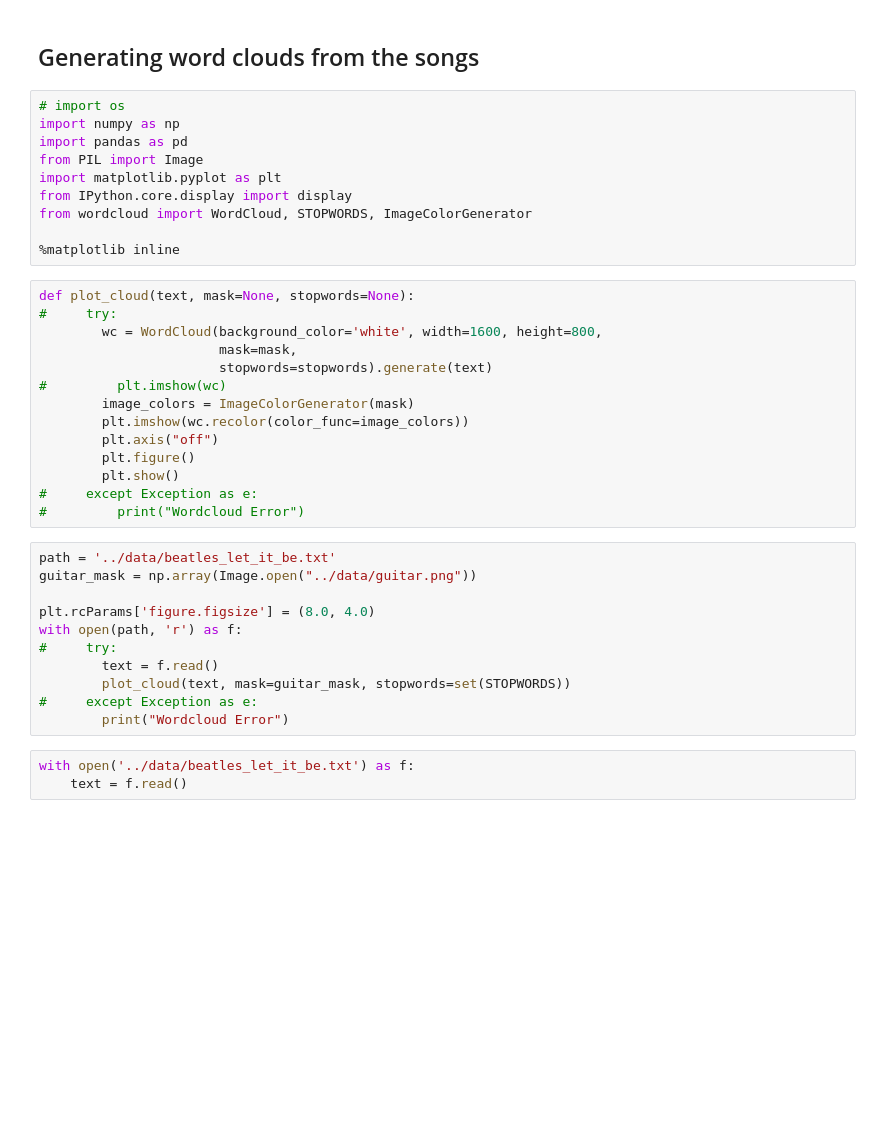
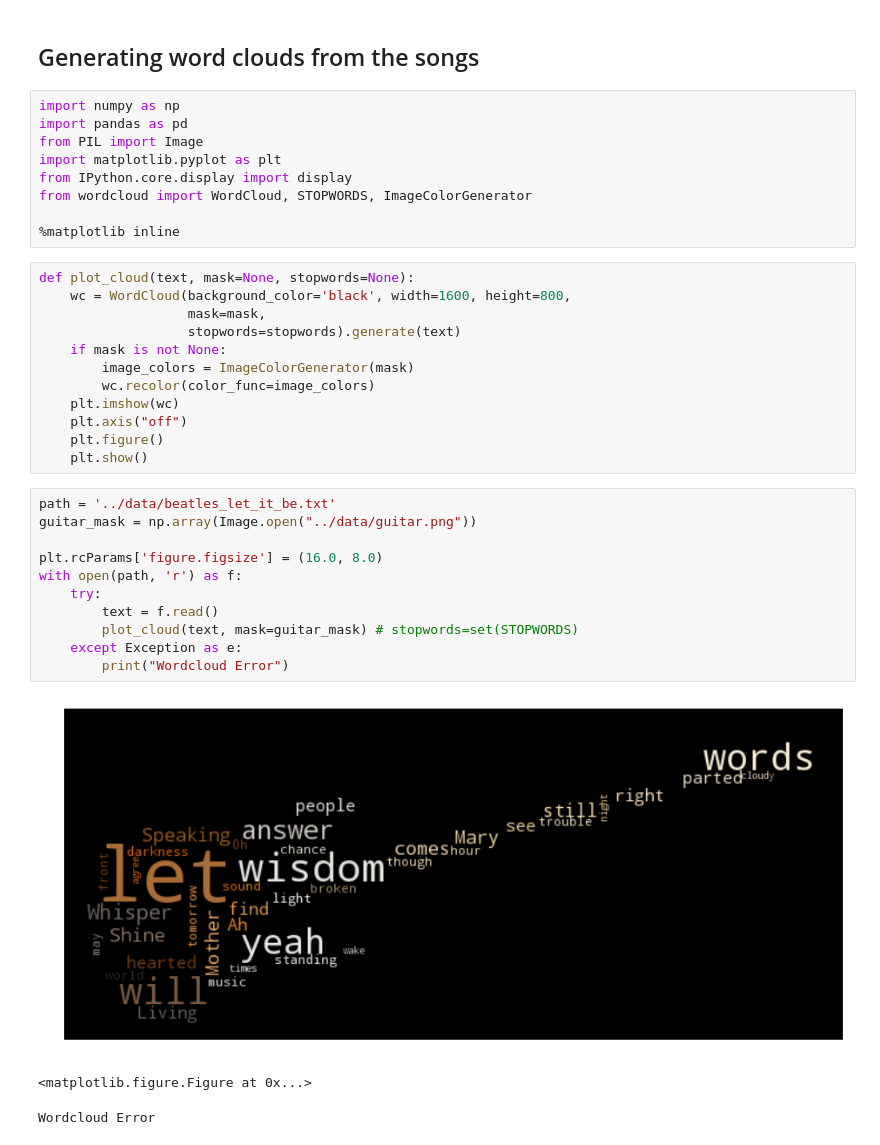
Before and after one commit to re9ulus/lyrics-breakdown, a Jupyter notebook: notebooks/Word Clouds.ipynb, the cells around one changed output. Cells and saved outputs as stored; diff of their text form; blank space fills up the shorter version.

Commit message:
Update word cloud

```diff
--- a/notebooks/Word Clouds.ipynb
+++ b/notebooks/Word Clouds.ipynb
@@ -1,7 +1,6 @@
 # %% [markdown]
 ## Generating word clouds from the songs
 # %%
-# import os
 import numpy as np
 import pandas as pd
 from PIL import Image
@@ -12,29 +11,28 @@ from wordcloud import WordCloud, STOPWORDS, ImageColorGenerator
 %matplotlib inline
 # %%
 def plot_cloud(text, mask=None, stopwords=None):
-#     try:
-        wc = WordCloud(background_color='white', width=1600, height=800,
-                       mask=mask,
-                       stopwords=stopwords).generate(text)
-#         plt.imshow(wc)
+    wc = WordCloud(background_color='black', width=1600, height=800,
+                   mask=mask,
+                   stopwords=stopwords).generate(text)
+    if mask is not None:
         image_colors = ImageColorGenerator(mask)
-        plt.imshow(wc.recolor(color_func=image_colors))
-        plt.axis("off")
-        plt.figure()
-        plt.show()
-#     except Exception as e:
-#         print("Wordcloud Error")
+        wc.recolor(color_func=image_colors)
+    plt.imshow(wc)
+    plt.axis("off")
+    plt.figure()
+    plt.show()
 # %%
 path = '../data/beatles_let_it_be.txt'
 guitar_mask = np.array(Image.open("../data/guitar.png"))
 
-plt.rcParams['figure.figsize'] = (8.0, 4.0)
+plt.rcParams['figure.figsize'] = (16.0, 8.0)
 with open(path, 'r') as f:
-#     try:
+    try:
         text = f.read()
-        plot_cloud(text, mask=guitar_mask, stopwords=set(STOPWORDS))
-#     except Exception as e:
+        plot_cloud(text, mask=guitar_mask) # stopwords=set(STOPWORDS)
+    except Exception as e:
         print("Wordcloud Error")
+# %% [output]
+[figure, added]
+<matplotlib.figure.Figure at 0x...>
+Wordcloud Error
-# %%
-with open('../data/beatles_let_it_be.txt') as f:
-    text = f.read()
```
